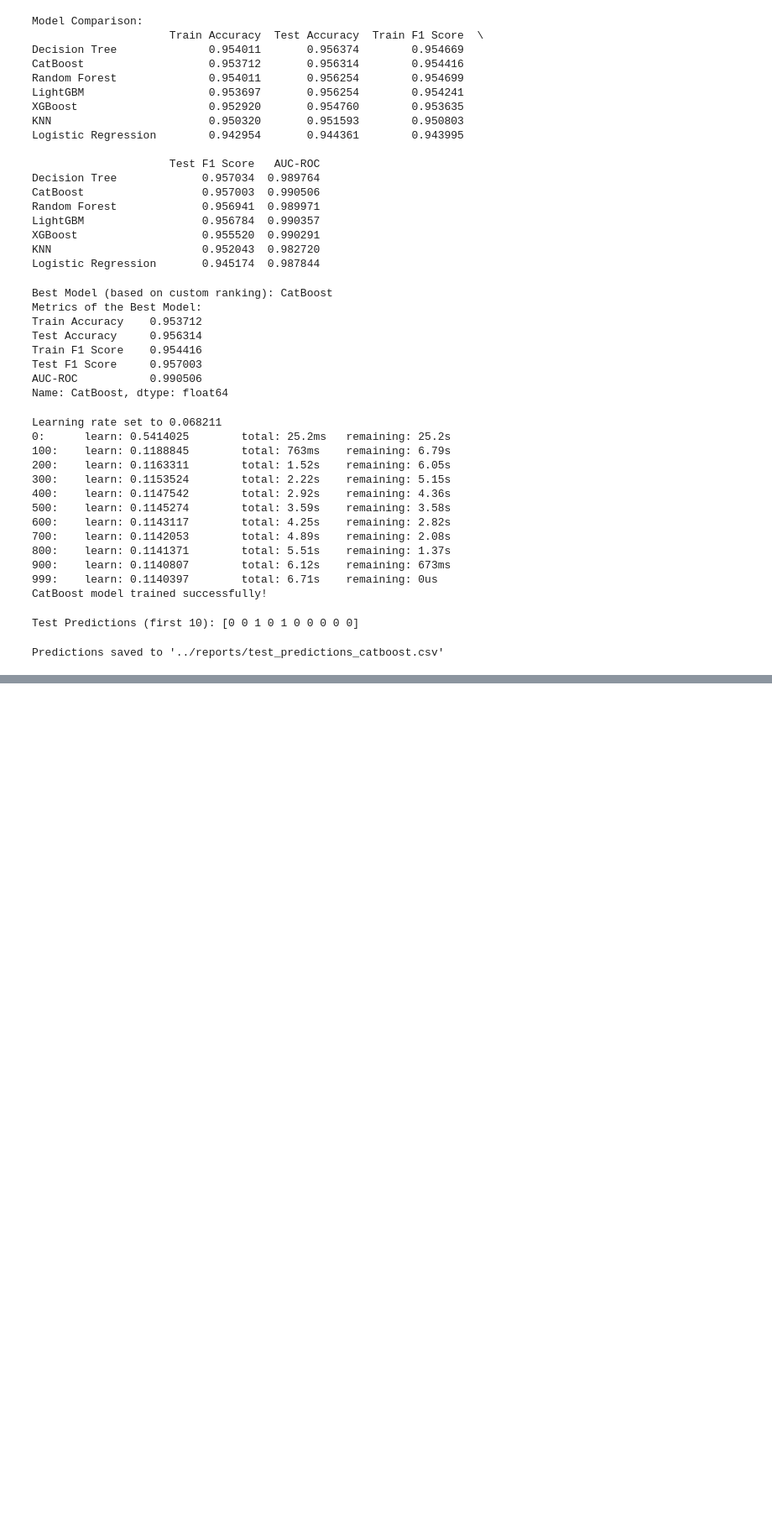
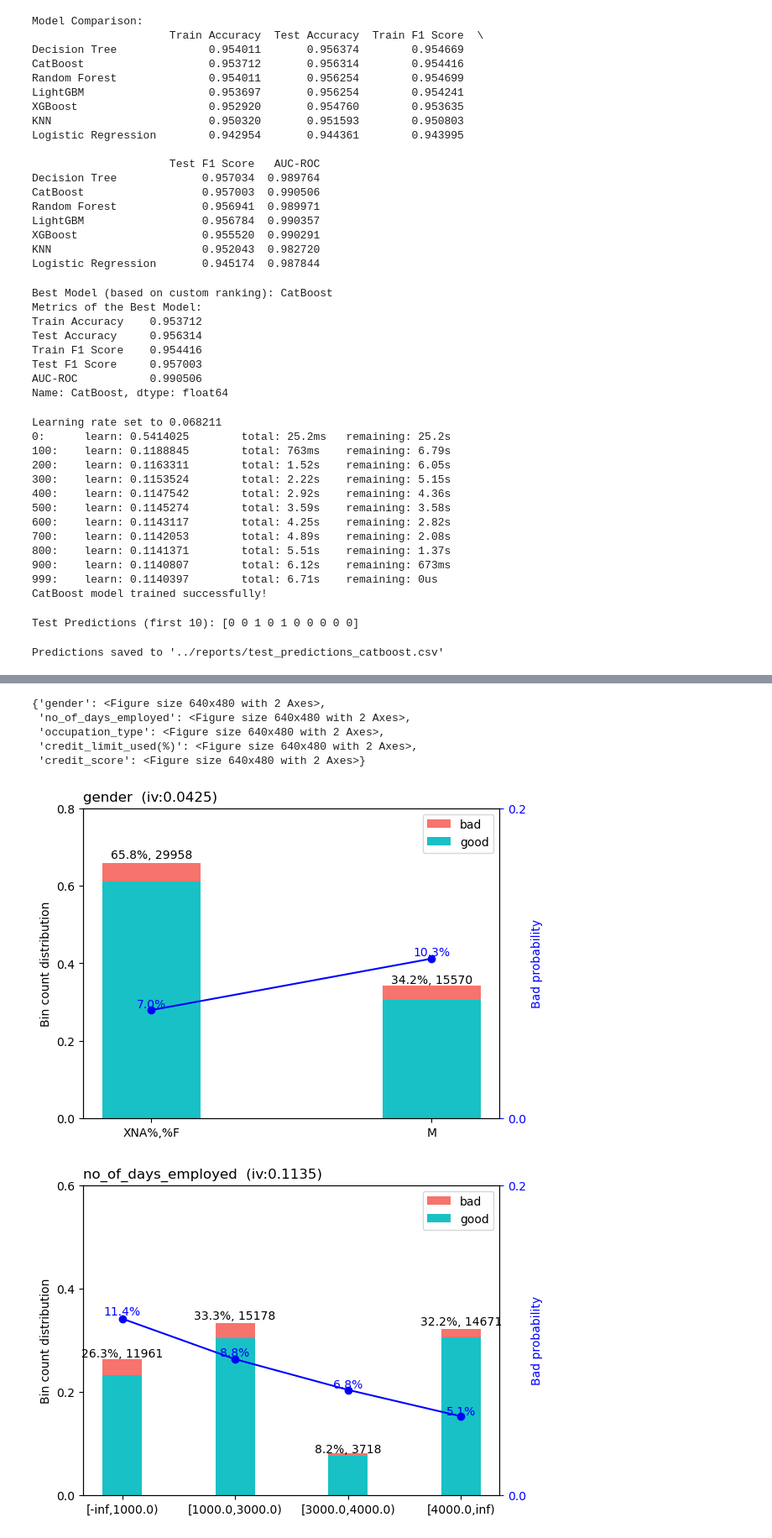
Before and after one commit to shubhupadhyay1/credit-risk-analysis, a Jupyter notebook: notebooks/credit_risk_analysis.ipynb, the cells around one changed output, grey strips where cells are left out. Shown at 84% size. Drawn from its saved outputs; the diff is of its cells as text; code cells hidden in the pictures; blank space fills up the shorter version.

```diff
--- a/notebooks/credit_risk_analysis.ipynb
+++ b/notebooks/credit_risk_analysis.ipynb
@@ -494,0 +577,11 @@ Predictions saved to '../reports/test_predictions_catboost.csv'
+# %%
+# Plot WOE curves for the bins generated during WOE binning
+sc.woebin_plot(bins)
+# %% [output]
+{'gender': <Figure size 640x480 with 2 Axes>,
+ 'no_of_days_employed': <Figure size 640x480 with 2 Axes>,
+ 'occupation_type': <Figure size 640x480 with 2 Axes>,
+ 'credit_limit_used(%)': <Figure size 640x480 with 2 Axes>,
+ 'credit_score': <Figure size 640x480 with 2 Axes>}
+[figure, added]
+[figure, added]
```
Also changed, not shown: parts of 3 cells of this notebook, 3 other files.
